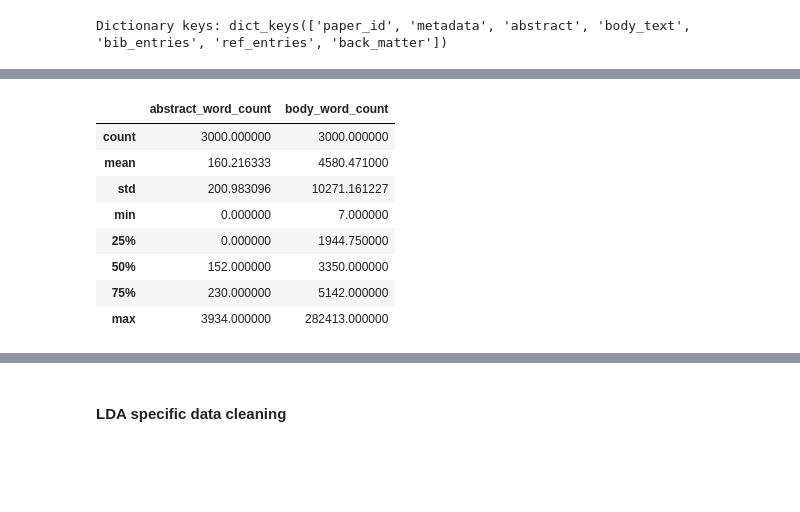
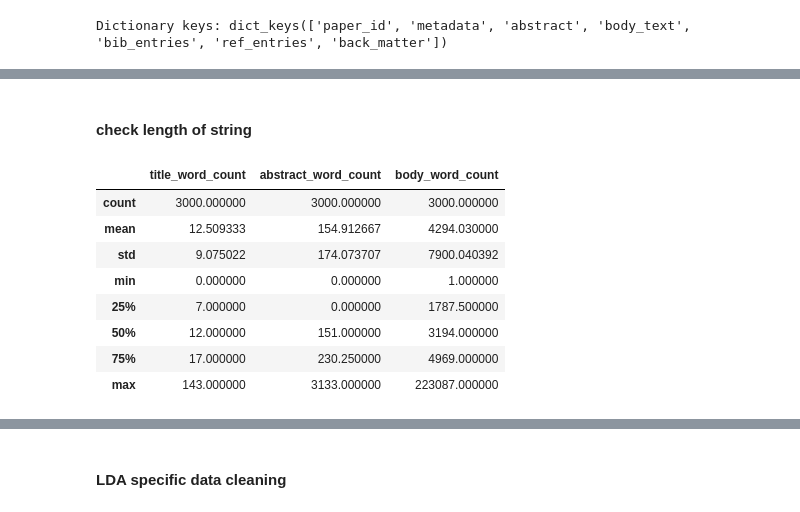
Before and after one commit to jzdscience/Cord19_abstractive_summarization, a Jupyter notebook: cord_data.ipynb, the cells around one changed output, grey strips where cells are left out. Cells and saved outputs as stored; diff of their text form; code cells hidden in the pictures; blank space fills up the shorter version.

```diff
--- a/cord_data.ipynb
+++ b/cord_data.ipynb
@@ -323,14 +347,28 @@ paper_df.shape
+# %%
+for col in ['title', 'text', 'abstract']:
+    paper_df[col] =paper_df[col].apply(clean_dataset)
+
+    paper_df[col] = paper_df[col].map(lambda x: x.lower())
+
+paper_df=paper_df.reset_index(drop=True)
+# %%
+paper_df['title_word_count'] = paper_df['title'].apply(lambda x: len(x.strip().split()))
+
+paper_df['abstract_word_count'] = paper_df['abstract'].apply(lambda x: len(x.strip().split()))
+paper_df['body_word_count'] = paper_df['text'].apply(lambda x: len(x.strip().split()))
+# %% [markdown]
+#### check length of string
 # %%
-paper_df[['abstract_word_count', 'body_word_count']].describe()
+paper_df[['title_word_count', 'abstract_word_count', 'body_word_count']].describe()
 # %% [output]
-|  | abstract_word_count | body_word_count |
-| count | 3000.000000 | 3000.000000 |
-| mean | 160.216333 | 4580.471000 |
-| std | 200.983096 | 10271.161227 |
-| min | 0.000000 | 7.000000 |
-| 25% | 0.000000 | 1944.750000 |
-| 50% | 152.000000 | 3350.000000 |
-| 75% | 230.000000 | 5142.000000 |
-| max | 3934.000000 | 282413.000000 |
+|  | title_word_count | abstract_word_count | body_word_count |
+| count | 3000.000000 | 3000.000000 | 3000.000000 |
+| mean | 12.509333 | 154.912667 | 4294.030000 |
+| std | 9.075022 | 174.073707 | 7900.040392 |
+| min | 0.000000 | 0.000000 | 1.000000 |
+| 25% | 7.000000 | 0.000000 | 1787.500000 |
+| 50% | 12.000000 | 151.000000 | 3194.000000 |
+| 75% | 17.000000 | 230.250000 | 4969.000000 |
+| max | 143.000000 | 3133.000000 | 223087.000000 |
 # %%
 ## check distribution of word counts
```
Also changed, not shown: parts of 75 cells of this notebook.
